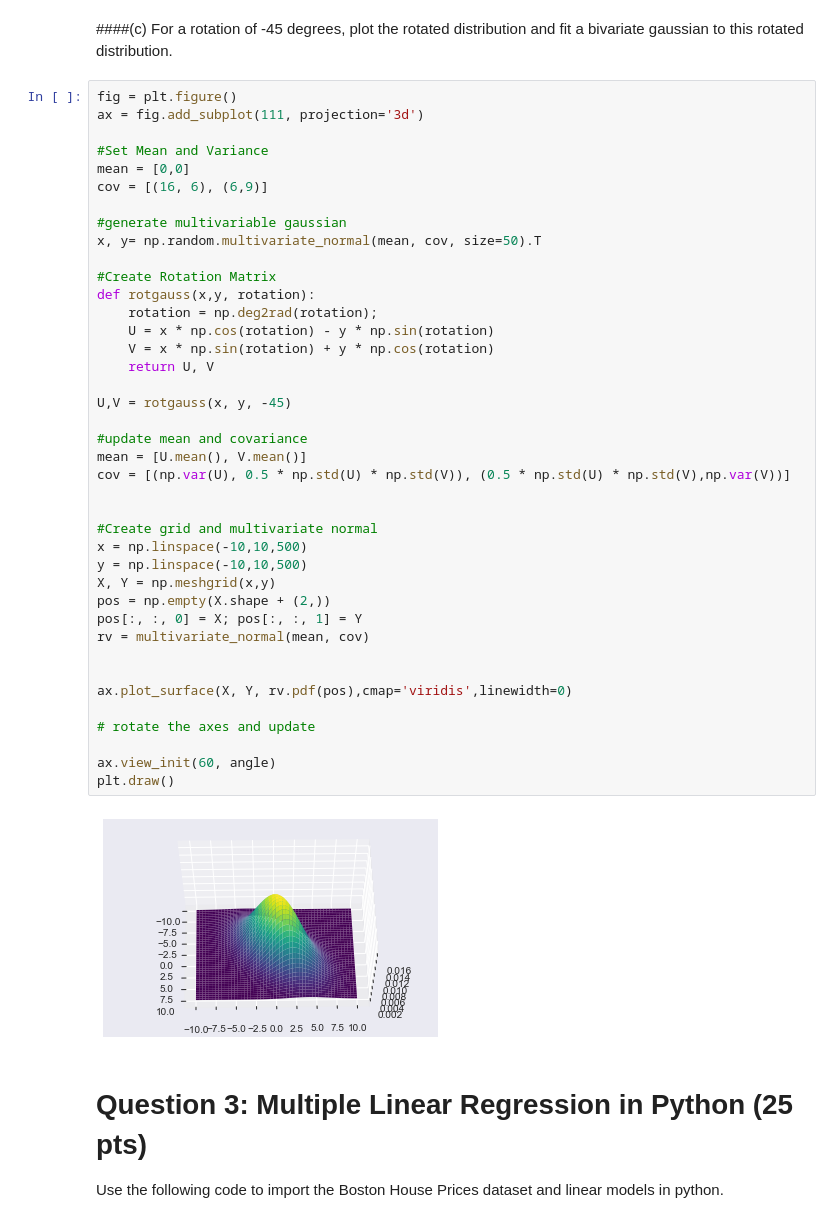
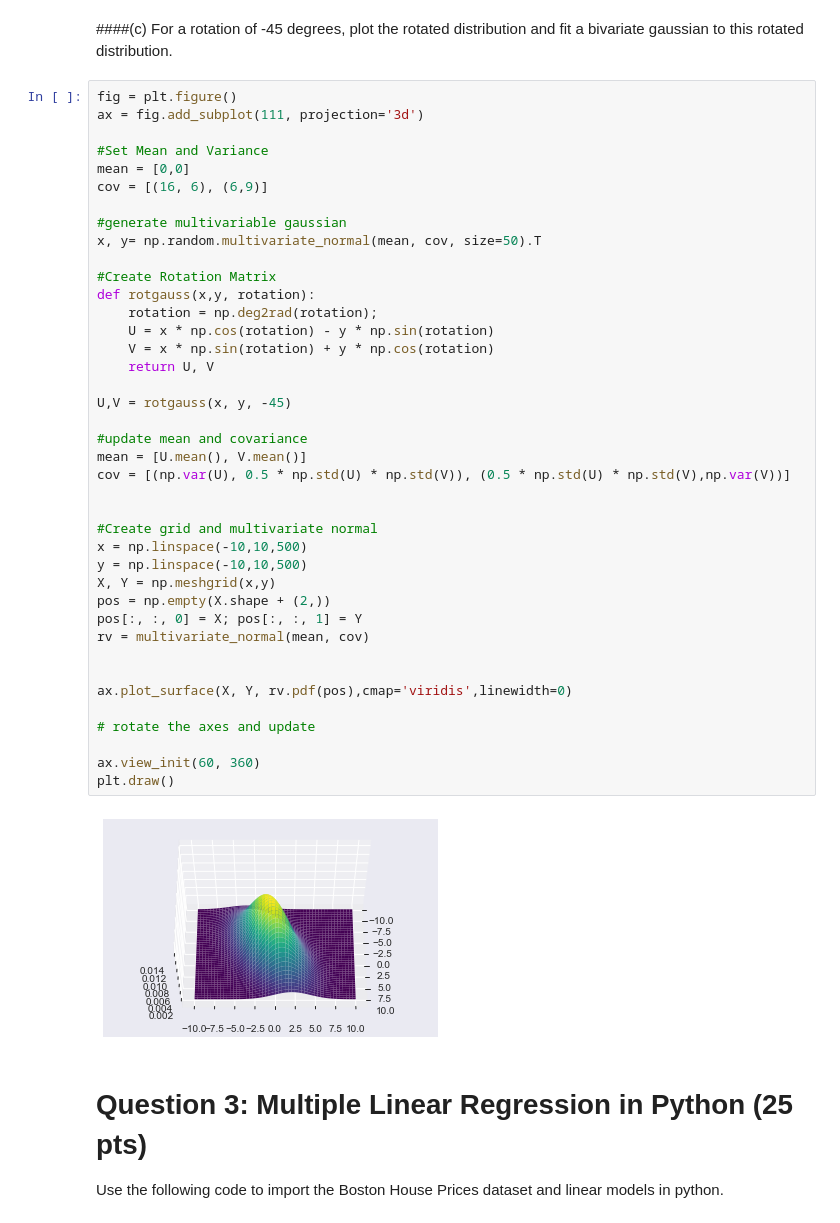
Before and after one commit to kevinjyee/DSPrinciples, a Jupyter notebook: HW1.ipynb, the cells around one changed output. Drawn from its saved outputs; the diff is of its cells as text.

```diff
--- a/HW1.ipynb
+++ b/HW1.ipynb
@@ -179,35 +185,35 @@ x, y= np.random.multivariate_normal(mean, cov, size=50).T
 
 #Create Rotation Matrix
 def rotgauss(x,y, rotation):
     rotation = np.deg2rad(rotation);
     U = x * np.cos(rotation) - y * np.sin(rotation)
     V = x * np.sin(rotation) + y * np.cos(rotation)
     return U, V
 
 U,V = rotgauss(x, y, -45)
 
 #update mean and covariance
 mean = [U.mean(), V.mean()]
 cov = [(np.var(U), 0.5 * np.std(U) * np.std(V)), (0.5 * np.std(U) * np.std(V),np.var(V))]
 
 
 #Create grid and multivariate normal
 x = np.linspace(-10,10,500)
 y = np.linspace(-10,10,500)
 X, Y = np.meshgrid(x,y)
 pos = np.empty(X.shape + (2,))
 pos[:, :, 0] = X; pos[:, :, 1] = Y
 rv = multivariate_normal(mean, cov)
 
 
 ax.plot_surface(X, Y, rv.pdf(pos),cmap='viridis',linewidth=0)
 
 # rotate the axes and update
 
-ax.view_init(60, angle)
+ax.view_init(60, 360)
 plt.draw()
 # %% [output]
-[figure, old version]
+[figure, new version]
 # %% [markdown]
 # Question 3: Multiple Linear Regression in Python (25 pts)
 
```
Also changed, not shown: parts of 10 cells of this notebook.
